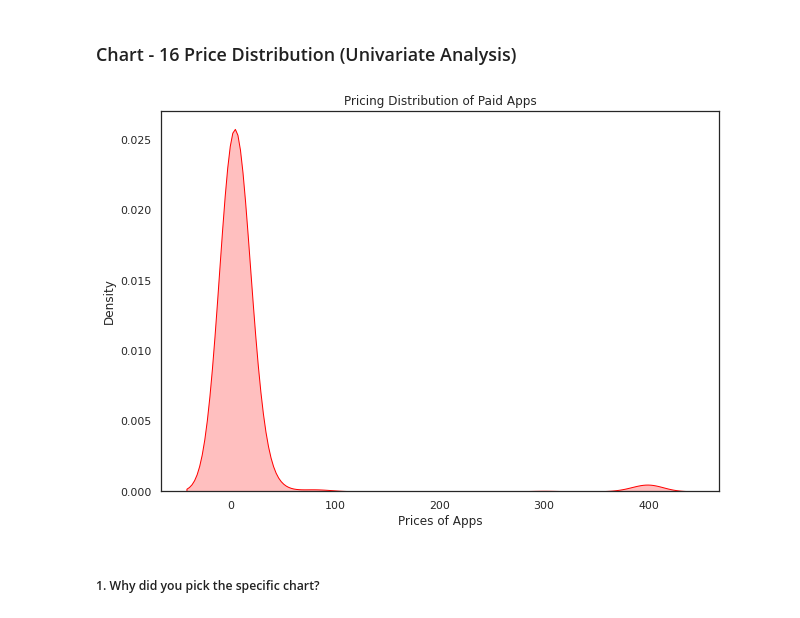
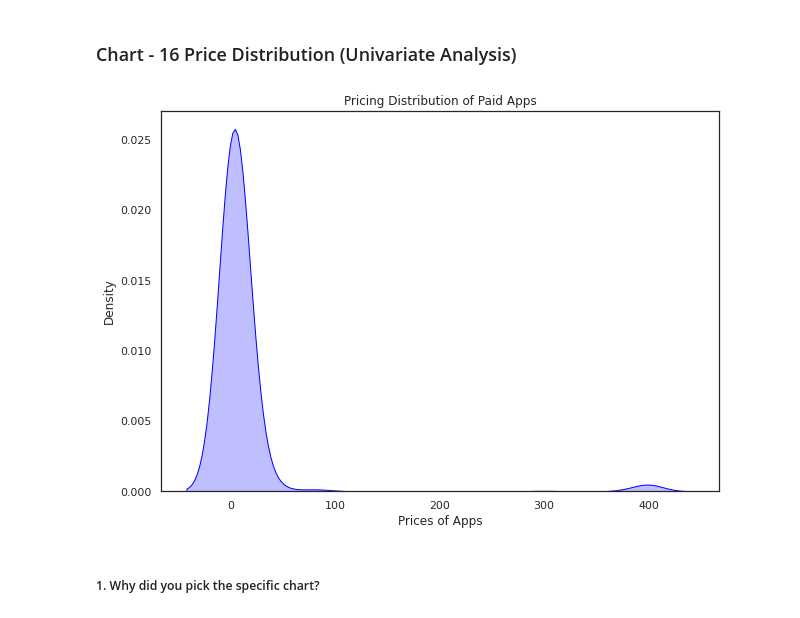
Before and after one commit to krutika73/EDA-ON-PLAY-STORE-APP-REVIEW-ANALYSIS, a Jupyter notebook: Krutika_Sample_EDA_Submission_Template.ipynb, the cells around one changed output. Cells and saved outputs as stored; diff of their text form; code cells hidden in the pictures.

```diff
--- a/Krutika_Sample_EDA_Submission_Template.ipynb
+++ b/Krutika_Sample_EDA_Submission_Template.ipynb
@@ -1274,12 +1274,12 @@ A business can also pinpoint users who leave favorable reviews and high ratings,
 # %%
 # Chart - 16 visualization code
 plt.figure(figsize=(10,7))
-sns.kdeplot(df[df['Type'] == 'Paid']['Price'], color = 'red', shade = True)
+sns.kdeplot(df[df['Type'] == 'Paid']['Price'], color = 'blue', shade = True)
 plt.xlabel('Prices of Apps')
 plt.title('Pricing Distribution of Paid Apps')
 plt.show()
 # %% [output]
-[figure, old version]
+[figure, new version]
 # %% [markdown]
 ##### 1. Why did you pick the specific chart?
 # %% [markdown]
```
Also changed, not shown: parts of 6 cells of this notebook.
